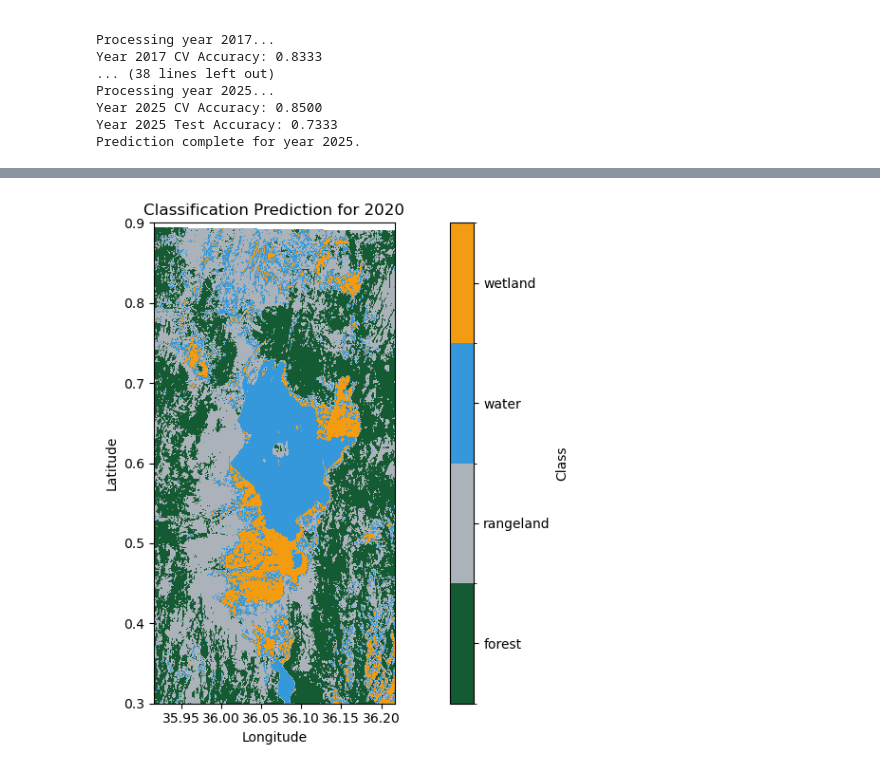
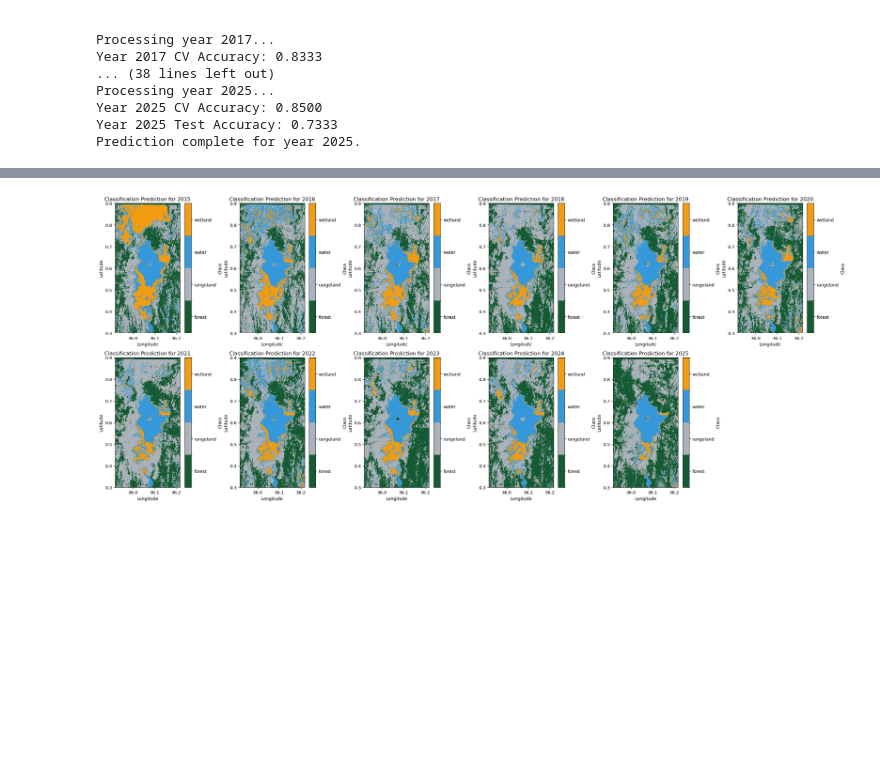
Before and after one commit to Ethel-Ogallo/wetland_delineation, a Jupyter notebook: Wetland_delienation/wetland_delineation_202507.ipynb, the cells around one changed output, grey strips where cells are left out. Cells and saved outputs as stored; diff of their text form; code cells hidden in the pictures; blank space fills up the shorter version.

Commit message:
included the yearly visualization of prediction

```diff
--- a/Wetland_delienation/wetland_delineation_202507.ipynb
+++ b/Wetland_delienation/wetland_delineation_202507.ipynb
@@ -481,7 +481,16 @@ xmin, ymin, xmax, ymax = extent
 
 for ax, name in zip(axes, layers_to_plot):
     if name in layer_data:
-        img = ax.imshow(layer_data[name], cmap=colormaps.get(name, "viridis"), extent=[xmin, xmax, ymin, ymax], origin='upper')
+        # For VV and VH, set color limits for dB range
+        if name in ["VV", "VH"]:
+            vmin, vmax = -25, 0  # typical SAR dB range, adjust if needed
+            img = ax.imshow(layer_data[name], cmap=colormaps.get(name, "viridis"),
+                            extent=[xmin, xmax, ymin, ymax], origin='upper',
+                            vmin=vmin, vmax=vmax)
+        else:
+            img = ax.imshow(layer_data[name], cmap=colormaps.get(name, "viridis"),
+                            extent=[xmin, xmax, ymin, ymax], origin='upper')
+
         ax.set_title(name)
         ax.set_xlabel("Longitude")
         ax.set_ylabel("Latitude")
@@ -497,6 +506,7 @@ for ax, name in zip(axes, layers_to_plot):
         ax.axis('off')
         print(f"{name} missing for 2020")
 
+
 for ax in axes[len(layers_to_plot):]:
     ax.axis('off')
 
@@ -745,37 +818,40 @@ Prediction complete for year 2025.
 # %%
-year = 2020
-le = metrics_by_year[year]['label_encoder']
+years = sorted(predictions_by_year.keys())
+n_years = len(years)
+
+# Setup colormap and norm once (assuming same classes all years)
+le = metrics_by_year[years[0]]['label_encoder']
 labels = le.classes_
-pred_img = predictions_by_year[year]['pred_img']
-y_test = metrics_by_year[year]['y_test']
-y_test_pred = metrics_by_year[year]['y_test_pred']
-
-# Check metrics
-print("\nClassification Report:")
-print(classification_report(y_test, y_test_pred, target_names=le.classes_))
-
-# Show predicted class areas
-print(f"Estimated area per class for year {year}:")
-for cls, area in predictions_by_year[year]['class_areas'].items():
-    print(f"  {cls}: {area:.2f} ha")
-
-# Plot the prediction map for that year
-from matplotlib.colors import ListedColormap, BoundaryNorm
-
 cmap = ListedColormap(['#145a32', '#abb2b9', '#3498db', '#f39c12'][:len(labels)])
 norm = BoundaryNorm(np.arange(len(labels)+1)-0.5, cmap.N)
 extent = (xmin, xmax, ymin, ymax)
-plot_img = np.ma.masked_where(pred_img < 0, pred_img)
 
-plt.figure(figsize=(12, 6))
-im = plt.imshow(plot_img, cmap=cmap, norm=norm, extent=extent, origin='upper')
-plt.xlabel("Longitude")
-plt.ylabel("Latitude")
-plt.title(f"Classification Prediction for {year}")
-plt.gca().set_aspect('equal')
-cbar = plt.colorbar(im, ticks=np.arange(len(labels)))
-cbar.ax.set_yticklabels(labels)
-cbar.set_label("Class")
+
+# Define subplot grid size (2 rows, adjust columns)
+nrows = 2
+ncols = (n_years + 1) // 2
+
+fig, axes = plt.subplots(nrows, ncols, figsize=(4*ncols, 5*nrows))
+axes = axes.flatten()
+
+for ax, year in zip(axes, years):
+    pred_img = predictions_by_year[year]['pred_img']
+
+    im = ax.imshow(pred_img, cmap=cmap, norm=norm, extent=extent, origin='upper')
+    ax.set_title(f"Classification Prediction for {year}")
+    ax.set_xlabel("Longitude")
+    ax.set_ylabel("Latitude")
+    ax.set_aspect('equal')
+
+    # Add colorbar per subplot (optional: can add one global colorbar outside loop)
+    cbar = fig.colorbar(im, ax=ax, ticks=np.arange(len(labels)))
+    cbar.ax.set_yticklabels(labels)
+    cbar.set_label("Class")
+
+# Remove empty subplots if any
+for ax in axes[n_years:]:
+    ax.axis('off')
+
 plt.tight_layout()
 plt.show()
 # %% [output]
@@ -799 +858 @@ Estimated area per class for year 2020:
-[figure, old version]
+[figure, new version]
```
Also changed, not shown: parts of 5 cells of this notebook, 3 other files.
